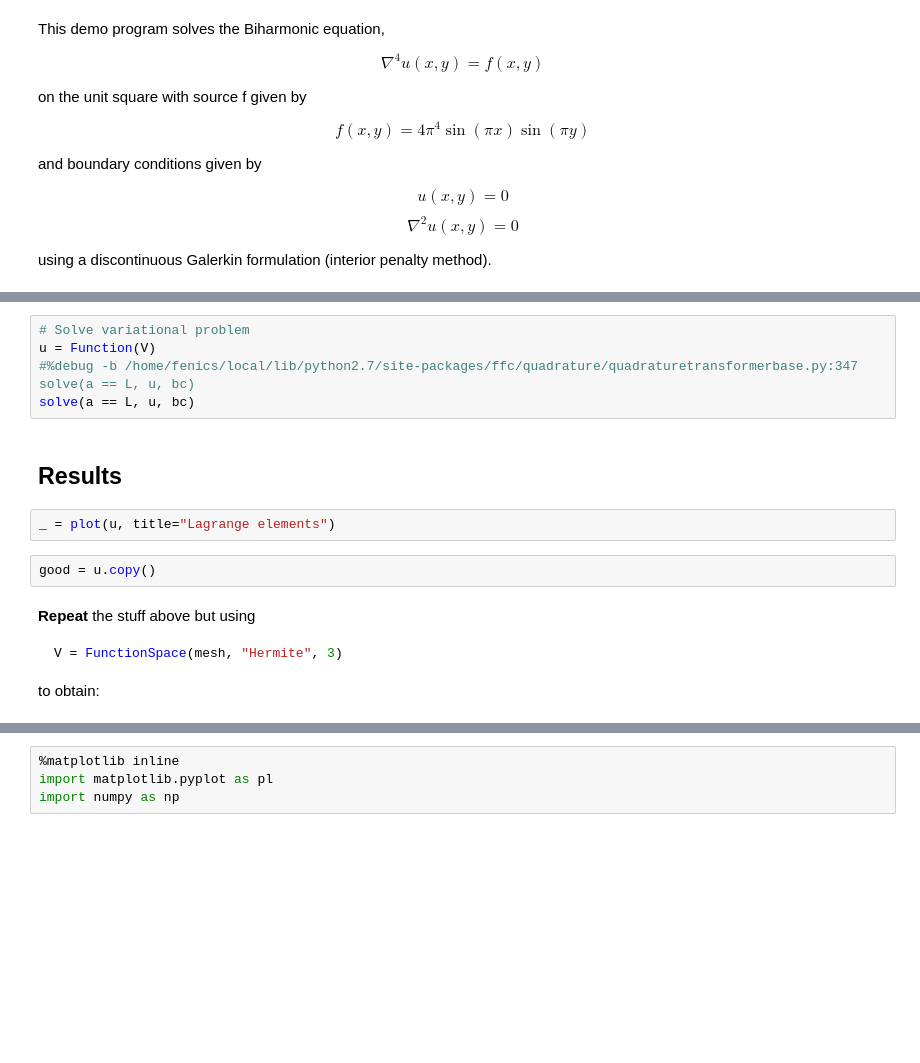
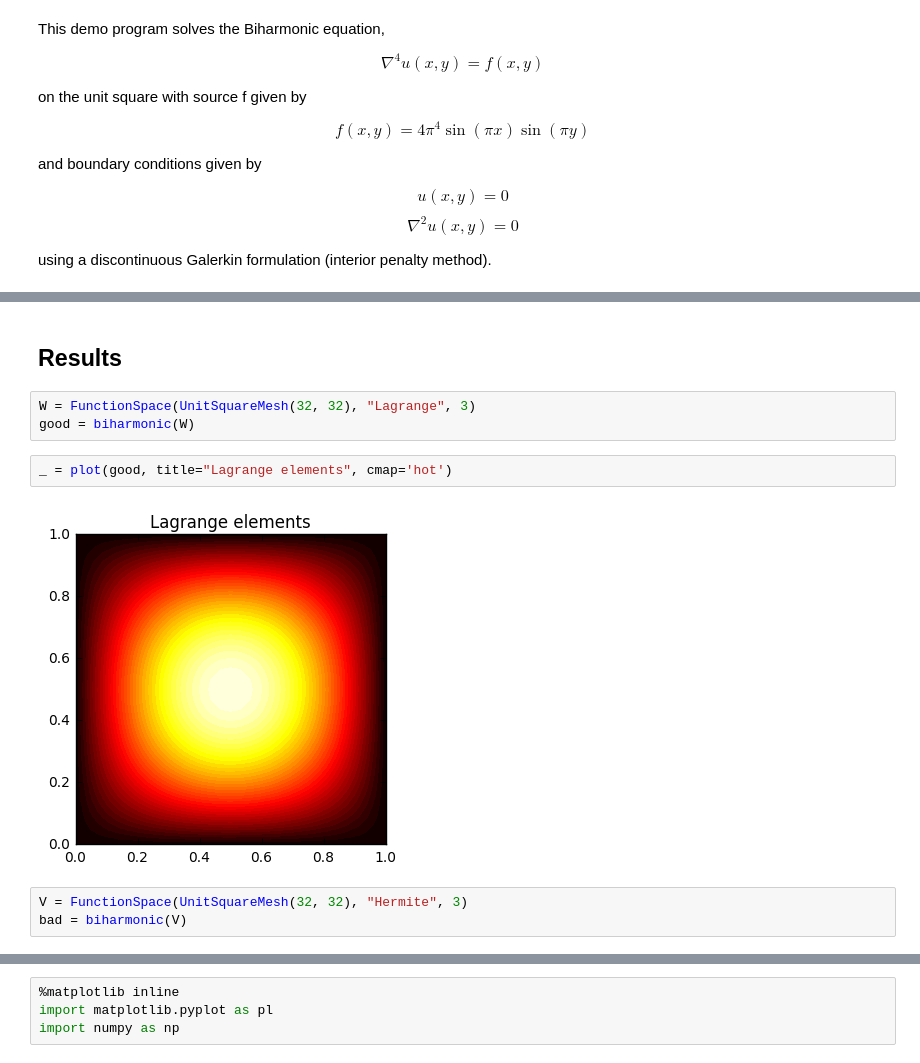
Before and after one commit to mdbenito/fenics-hermite, a Jupyter notebook: biharmonic.ipynb, the cells around one changed output, grey strips where cells are left out. Cells and saved outputs as stored; diff of their text form; blank space fills up the shorter version.

````diff
--- a/biharmonic.ipynb
+++ b/biharmonic.ipynb
@@ -90,20 +99,13 @@ L = f*v*dx
-# %%
-# Solve variational problem
-u = Function(V)
-#%debug -b /home/fenics/local/lib/python2.7/site-packages/ffc/quadrature/quadraturetransformerbase.py:347 solve(a == L, u, bc)
-solve(a == L, u, bc)
 # %% [markdown]
 ## Results
+# %%
+W = FunctionSpace(UnitSquareMesh(32, 32), "Lagrange", 3)
+good = biharmonic(W)
 # %%
-_ = plot(u, title="Lagrange elements")
+_ = plot(good, title="Lagrange elements", cmap='hot')
+# %% [output]
+[figure, added]
-# %%
-good = u.copy()
-# %% [markdown]
-**Repeat** the stuff above but using
-
-```python
-V = FunctionSpace(mesh, "Hermite", 3)
-```
-
-to obtain:
+# %%
+V = FunctionSpace(UnitSquareMesh(32, 32), "Hermite", 3)
+bad = biharmonic(V)
 # %%
````
Also changed, not shown: parts of 7 cells of this notebook.
